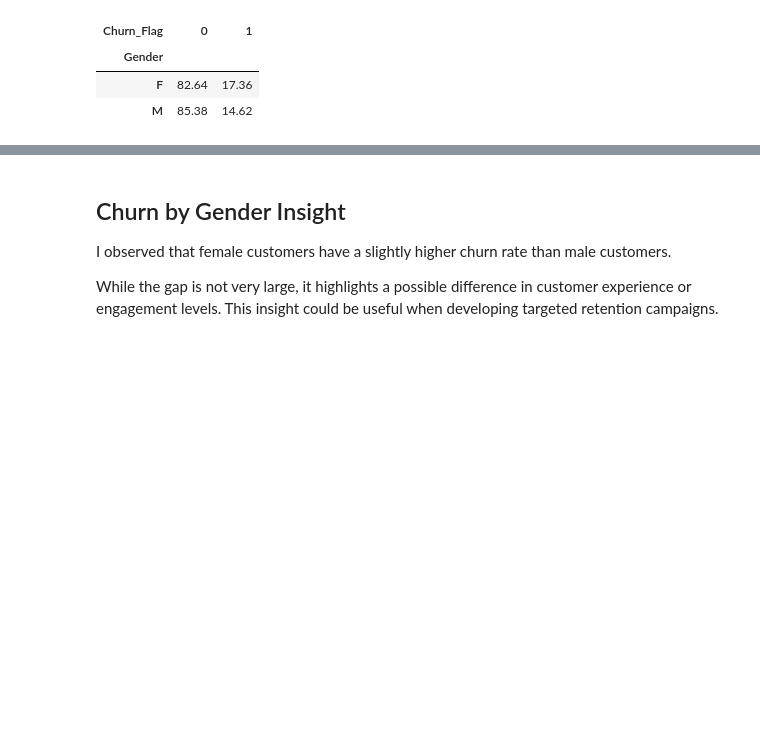
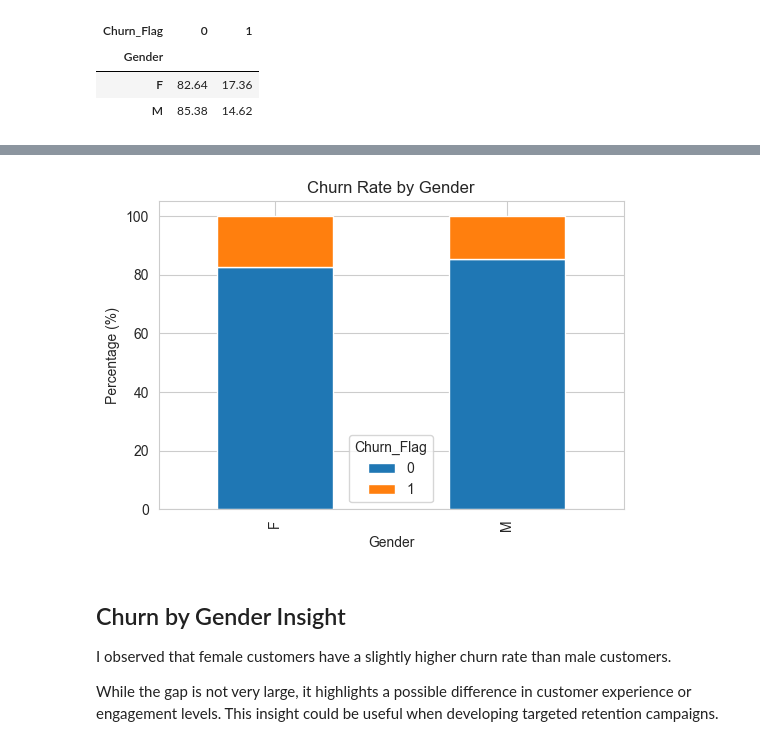
Before and after one commit to funmiafola/Credit_Card_Customer_Churn_Project, a Jupyter notebook: jupyter_notebooks/EDA_Churn_Analysis.ipynb, the cells around one changed output, grey strips where cells are left out. Cells and saved outputs as stored; diff of their text form; code cells hidden in the pictures; blank space fills up the shorter version.

```diff
--- a/jupyter_notebooks/EDA_Churn_Analysis.ipynb
+++ b/jupyter_notebooks/EDA_Churn_Analysis.ipynb
@@ -45,3 +84,16 @@ churn_gender.round(2)
+# %%
+# Gender Churn Graph
+churn_gender.plot(
+    kind="bar",
+    stacked=True,
+    figsize=(6,4)
+)
+
+plt.title("Churn Rate by Gender")
+plt.ylabel("Percentage (%)")
+plt.show()
+# %% [output]
+[figure, added]
 # %% [markdown]
 ## Churn by Gender Insight
 I observed that female customers have a slightly higher churn rate than male customers.
```
Also changed, not shown: parts of 66 cells of this notebook, 1 other file.
